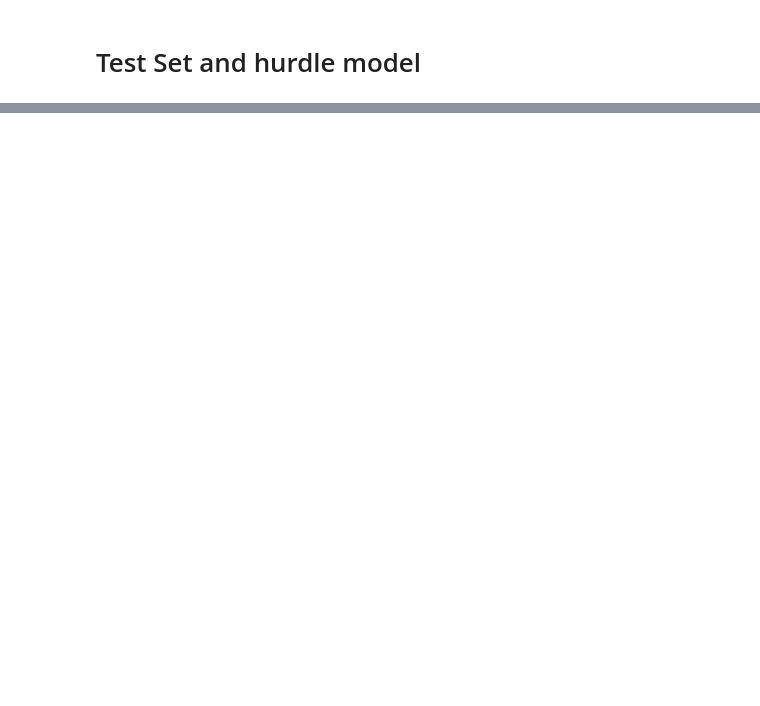
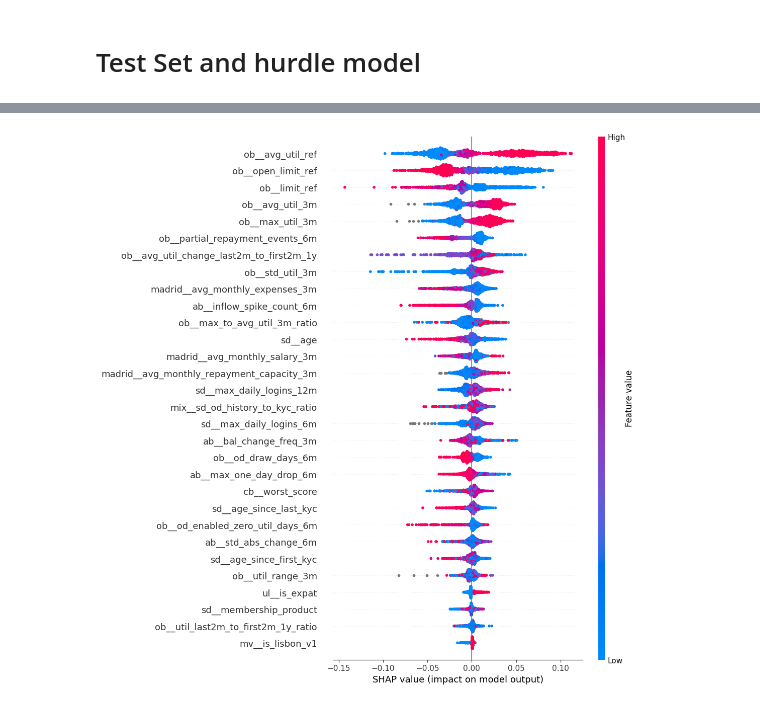
Before and after one commit to ilyakatliaroun26/CCF, a Jupyter notebook: CCF_v2.ipynb, the cells around one changed output, grey strips where cells are left out. Saved outputs shown, nothing was run; the diff lists cells and outputs as text; code cells hidden in the pictures; blank space fills up the shorter version.

```diff
--- a/CCF_v2.ipynb
+++ b/CCF_v2.ipynb
@@ -374,30 +199,0 @@ KeyboardInterrupt:
-# %%
-# Best parameters from your Randomized Search
-best_reg_params = {
-    'colsample_bytree': 0.8926127274234653,
-    'eta': 0.07446666236009472,
-    'gamma': 0.13139932436866622,
-    'max_delta_step': 0,
-    'max_depth': 8,
-    'min_child_weight': 19,
-    'objective': 'reg:squarederror',  # The best objective found (standard MSE)
-    'quantile_alpha': 0.5,
-    'reg_alpha': 0.4972155012713817,
-    'reg_lambda': 0.5766149336793227,
-    'subsample': 0.7460453153031672,
-}
-
-# 1. Instantiate the final regressor model
-# We remove the unused 'tweedie_variance_power' for a cleaner instantiation,
-# but it would not cause an error if left in.
-
-best_reg_model = XGBRegressor(
-    eval_metric='mae',
-    n_estimators=1500,
-    **best_reg_params
-)
-
-# 2. Fit the model to your entire training data where CCF > 0 (X_reg_train, y_reg_train)
-best_reg_model.fit(X_train_reg, y_train_reg)
-
-print("Best Regression Model Instantiated and Ready for Fitting.")
@@ -408,3 +200,6 @@ best_reg_model.save_model("xgb_reg_ccf.json")
-# %%
-best_reg_model = XGBRegressor()
-best_reg_model.load_model("xgb_reg_ccf.json")
+# %%
+with open("xgb_reg_ccf.pkl", "wb") as f:
+    pickle.dump(best_reg_model, f)
+# %%
+with open("xgb_reg_ccf.pkl", "rb") as f:
+    best_reg_model = pickle.load(f)
@@ -853,0 +573,7 @@ plt.show()
+# %%
+explainer = shap.Explainer(best_reg_model, X_test_reg)
+shap_values = explainer(X_test_reg)
+
+shap.plots.beeswarm(shap_values, max_display=30)
+# %% [output]
+[figure, added]
```
Also changed, not shown: parts of 57 cells of this notebook, 34 other files.
